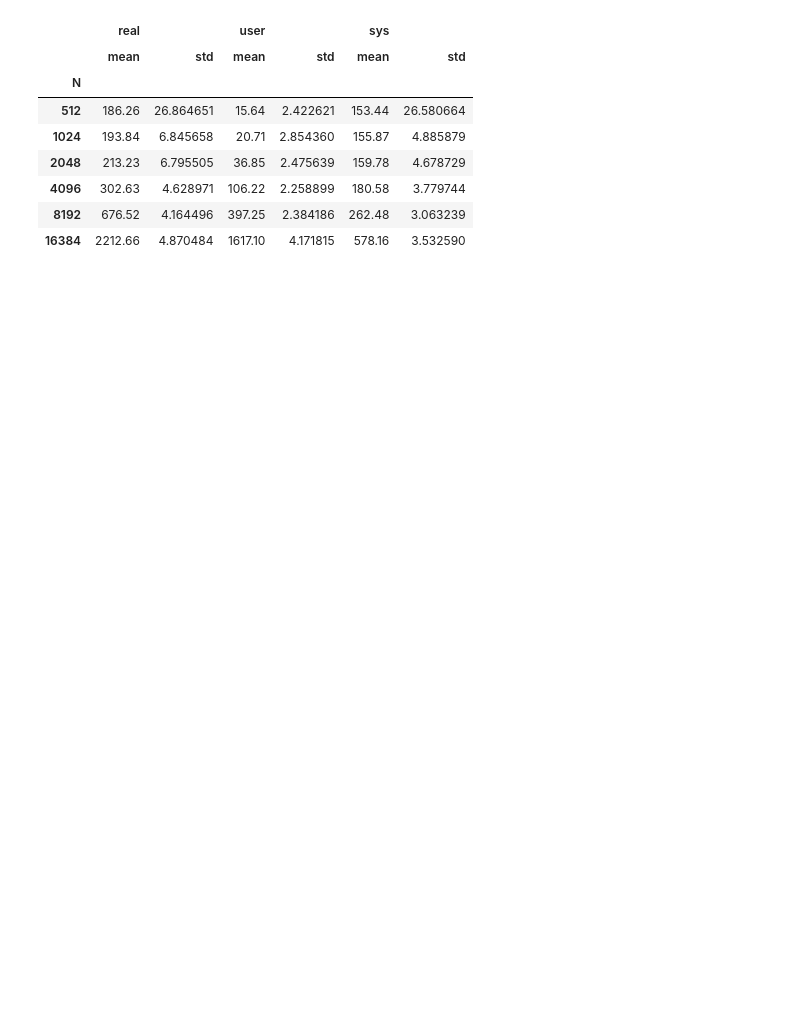
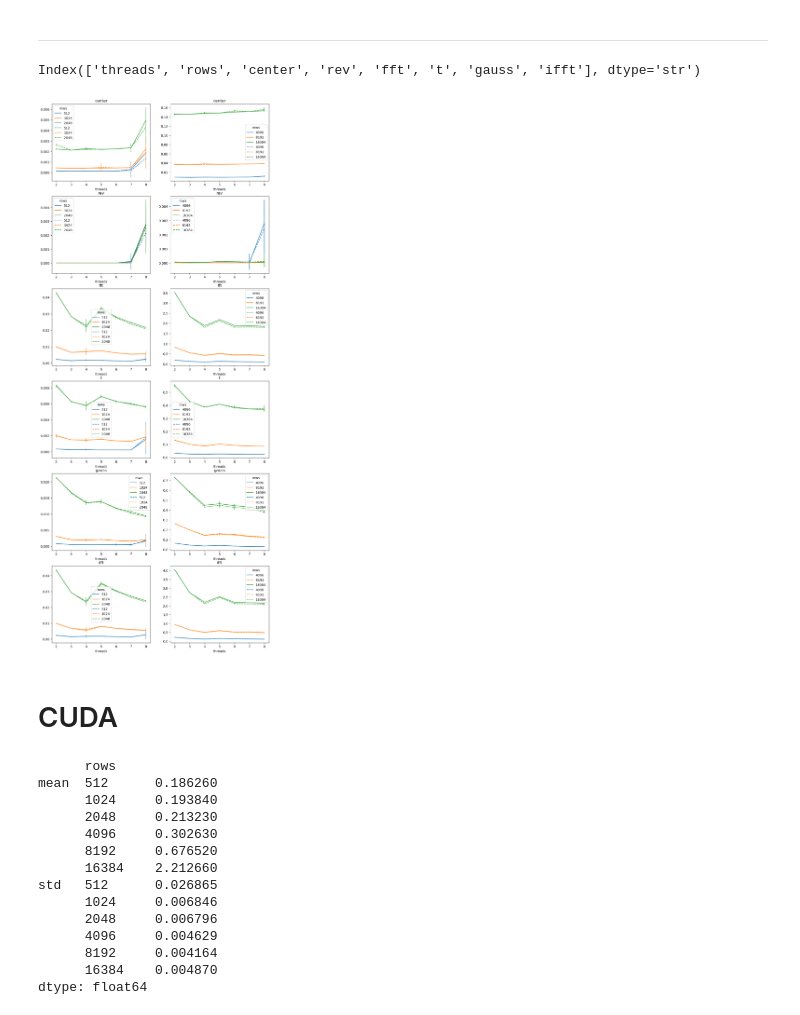
Before and after one commit to GioMai24/Speed-of-Light-FFT, a Jupyter notebook: visualization.ipynb, the cells around one changed output. Cells and saved outputs as stored; diff of their text form; code cells hidden in the pictures; blank space fills up the shorter version.

Commit message:
fixes and first visuals

```diff
--- a/visualization.ipynb
+++ b/visualization.ipynb
@@ -29,0 +9,2 @@ statDyn
+# %%
+wdir = Path("logs/singleImage/OMP/")
@@ -29,0 +47,26 @@ statDyn
+# %% [markdown]
+---
+# %%
+statFunc.columns
+# %% [output]
+Index(['threads', 'rows', 'center', 'rev', 'fft', 't', 'gauss', 'ifft'], dtype='str')
+# %%
+statFunc = pd.read_csv(wdir/"centerRevFftTGaussIfftStatic.csv", sep=' ', names=["threads", "rows", "center", "rev", "fft", "t", "gauss", "ifft"], header=None)
+dynFunc = pd.read_csv(wdir/"centerRevFftTGaussIfftDynamic.csv", sep=' ', names=["threads", "rows", "center", "rev", "fft", "t", "gauss", "ifft"], header=None)
+
+fig, ax = plt.subplots(len(statFunc.columns[2:]), 2, figsize=(12, 5*len(statFunc.columns[2:])))
+for i, name in enumerate(statFunc.columns[2:]):
+        statMeanStd = statFunc.groupby(["threads", "rows"]).agg(["mean", "std"])[name].unstack()
+        dynMeanStd = dynFunc.groupby(["threads", "rows"]).agg(["mean", "std"])[name].unstack()
+
+        statMeanStd.loc[:, (["mean", "std"], [512, 1024, 2048])].plot(y="mean", yerr="std", title=name, ax=ax[i,0])
+        ax[i,0].set_prop_cycle(None)
+        dynMeanStd.loc[:, (["mean", "std"], [512, 1024, 2048])].plot(y="mean", yerr="std", ls="--", ax=ax[i,0])
+
+        statMeanStd.loc[:, (["mean", "std"], [4096, 8192, 16384])].plot(y="mean", yerr="std", title=name, ax=ax[i,1])
+        ax[i,1].set_prop_cycle(None)
+        dynMeanStd.loc[:, (["mean", "std"], [4096, 8192, 16384])].plot(y="mean", yerr="std", ls="--", ax=ax[i,1])
+# %% [output]
+[figure, added]
+# %% [markdown]
+# CUDA
@@ -30,13 +75,19 @@ statDyn
 # %%
-data = pd.read_csv("logs/cuda/finalSetup/times.csv", sep=' ', header=None, names=["N", "real", "user", "sys"])
-data.groupby('N').agg(["mean", "std"])*1000
+cuData = pd.read_csv(wdir/"times.csv", sep=' ', names=["rows", "real", "user", "sys"], header=None)
+cuMeanStd = cuData.groupby("rows").agg(["mean", "std"])["real"].unstack()
+cuMeanStd
 # %% [output]
-|  | real |  | user |  | sys |  |
-|  | mean | std | mean | std | mean | std |
-| N |  |  |  |  |  |  |
-| 512 | 186.26 | 26.864651 | 15.64 | 2.422621 | 153.44 | 26.580664 |
-| 1024 | 193.84 | 6.845658 | 20.71 | 2.854360 | 155.87 | 4.885879 |
-| 2048 | 213.23 | 6.795505 | 36.85 | 2.475639 | 159.78 | 4.678729 |
-| 4096 | 302.63 | 4.628971 | 106.22 | 2.258899 | 180.58 | 3.779744 |
-| 8192 | 676.52 | 4.164496 | 397.25 | 2.384186 | 262.48 | 3.063239 |
-| 16384 | 2212.66 | 4.870484 | 1617.10 | 4.171815 | 578.16 | 3.532590 |
+      rows
+mean  512      0.186260
+      1024     0.193840
+      2048     0.213230
+      4096     0.302630
+      8192     0.676520
+      16384    2.212660
+std   512      0.026865
+      1024     0.006846
+      2048     0.006796
+      4096     0.004629
+      8192     0.004164
+      16384    0.004870
+dtype: float64
```
Also changed, not shown: parts of 20 cells of this notebook, 8 other files.
